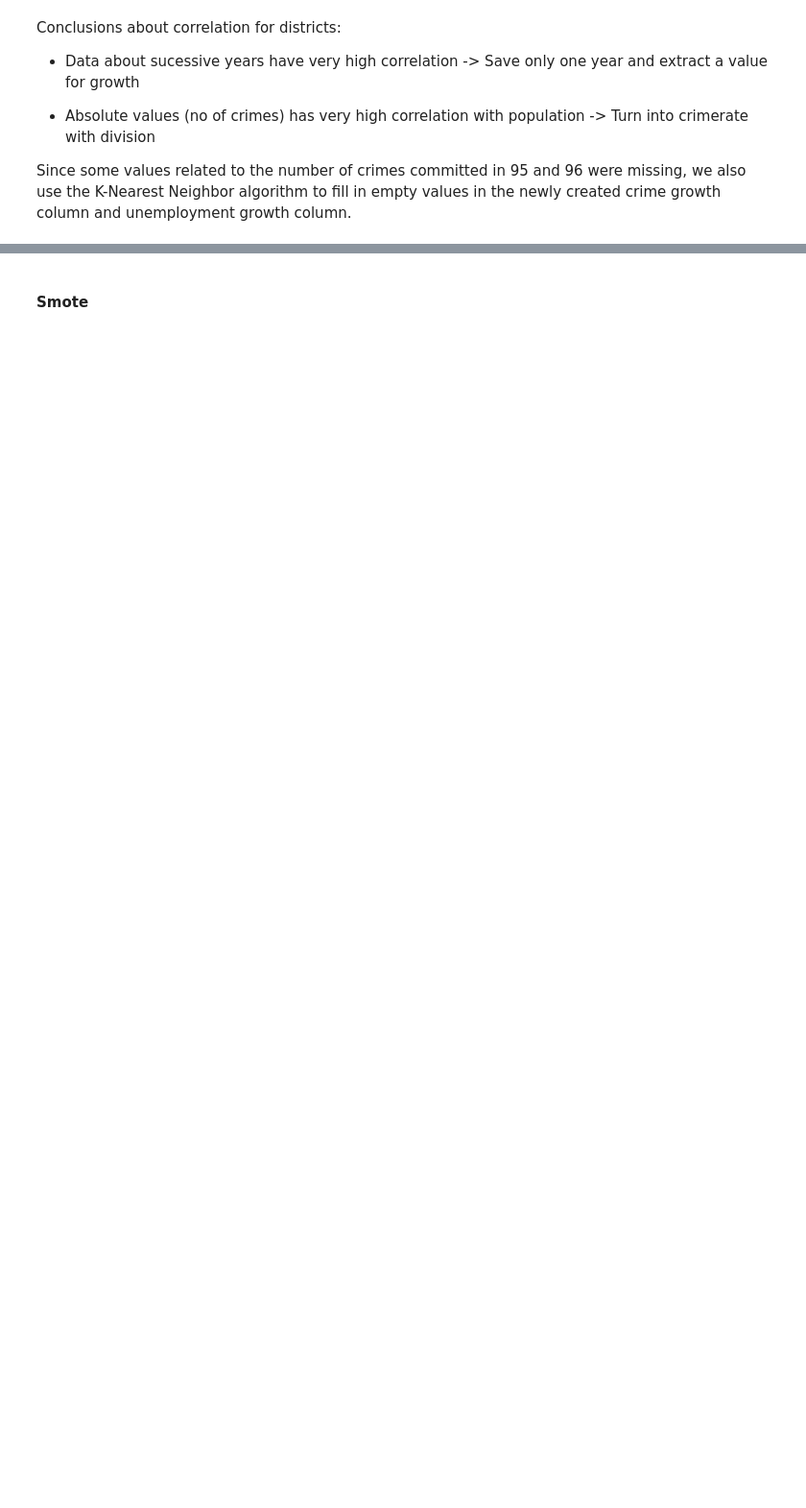
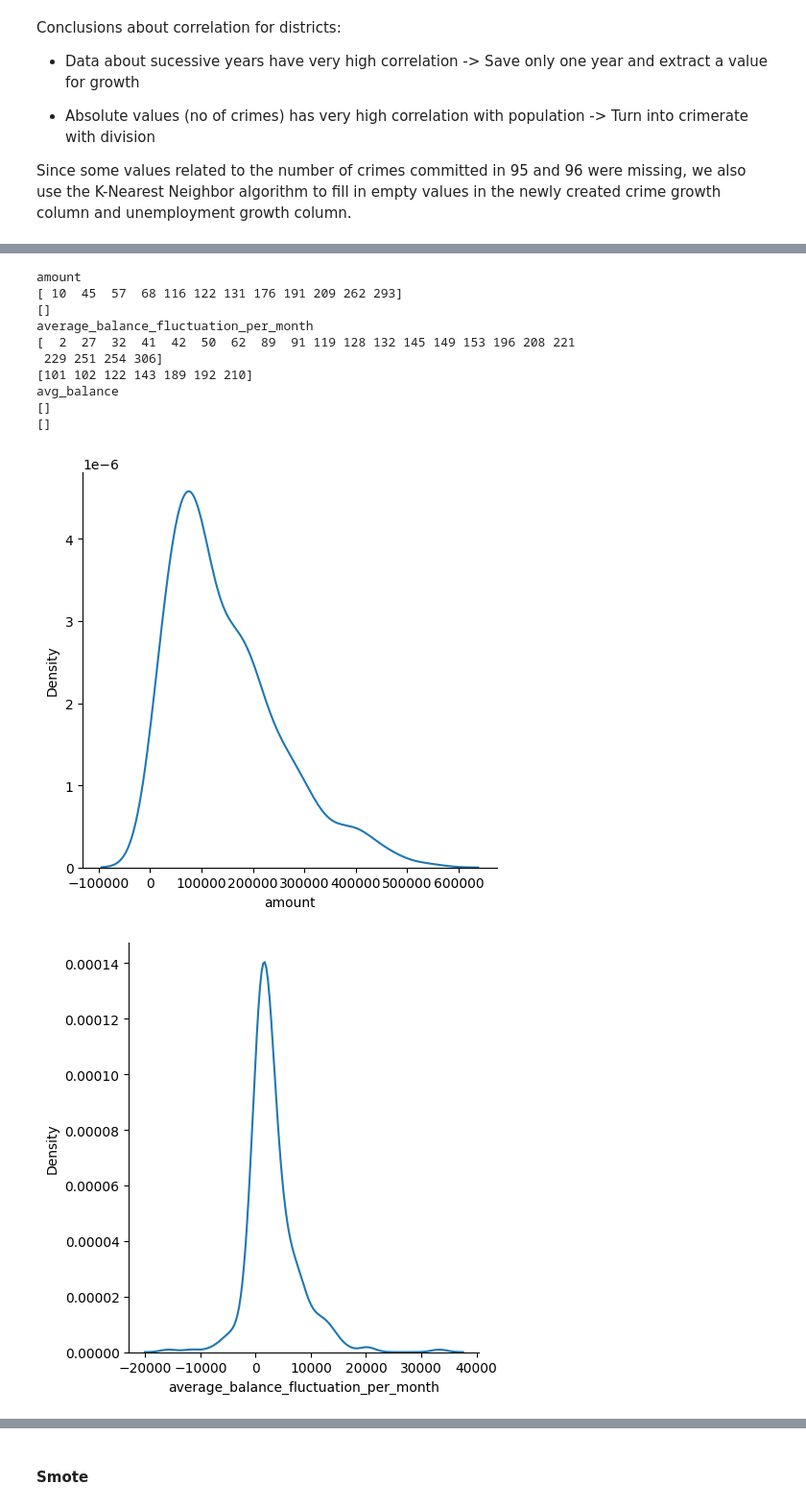
Before and after one commit to SergioEstevao11/FEUP-AC, a Jupyter notebook: src/bank_mining.ipynb, the cells around one changed output, grey strips where cells are left out. Shown at 96% size. Drawn from its saved outputs; the diff is of its cells as text; code cells hidden in the pictures; blank space fills up the shorter version.

```diff
--- a/src/bank_mining.ipynb
+++ b/src/bank_mining.ipynb
@@ -443,6 +384,0 @@ TypeError: ignored
-# %%
-#check correlations for loans
-rs = np.random.RandomState(0)
-df = pd.DataFrame(rs.rand(10, 10))
-corr = loans.corr()
-corr.style.background_gradient(cmap='coolwarm')
@@ -550,0 +663,14 @@ print("\nNB Score: " + str(nb_score))
+# %%
+def correlation_removal(loans):
+    cor_matrix = loans.corr().abs()
+    upper_tri = cor_matrix.where(np.triu(np.ones(cor_matrix.shape),k=1).astype(np.bool))
+    to_drop = [column for column in upper_tri.columns if any(abs(upper_tri[column]) > 0.95)]
+    print(to_drop)
+
+    loans.drop(columns=to_drop, inplace=True)
+
+
+    loans.to_csv('./final_dataset_lowcorr.csv', index = False, header=True)
+    return loans
+
+loans = correlation_removal(loans)
@@ -550,0 +685,45 @@ print("\nNB Score: " + str(nb_score))
+# %%
+
+def remove_outliers(df,column):
+    Q1 = np.percentile(df[column], 25,
+                    method = 'midpoint')
+
+    Q3 = np.percentile(df[column], 75,
+                    method = 'midpoint')
+    IQR = Q3 - Q1
+    # Upper bound
+    upper = np.where(df[column] >= (Q3+1.5*IQR))
+    # Lower bound
+    lower = np.where(df[column] <= (Q1-1.5*IQR))
+    print(column)
+
+    print(upper[0])
+    print(lower[0])
+
+    df.drop(upper[0], inplace = True)
+    df.drop(lower[0], inplace = True)
+    df.reset_index(drop=True,inplace=True)
+
+#Check if values have a near-normal distribution and then remove outliers
+
+sns.displot(loans,x='amount',kind="kde")
+remove_outliers(loans,'amount')
+
+sns.displot(loans,x='average_balance_fluctuation_per_month',kind="kde")
+remove_outliers(loans,'average_balance_fluctuation_per_month')
+
+sns.displot(loans,x='avg_balance',kind="kde")
+remove_outliers(loans,'avg_balance')
+# %% [output]
+amount
+[ 10  45  57  68 116 122 131 176 191 209 262 293]
+[]
+average_balance_fluctuation_per_month
+[  2  27  32  41  42  50  62  89  91 119 128 132 145 149 153 196 208 221
+ 229 251 254 306]
+[101 102 122 143 189 192 210]
+avg_balance
+[]
+[]
+[figure, added]
+[figure, added]
```
Also changed, not shown: parts of 112 cells of this notebook, 45 other files.
